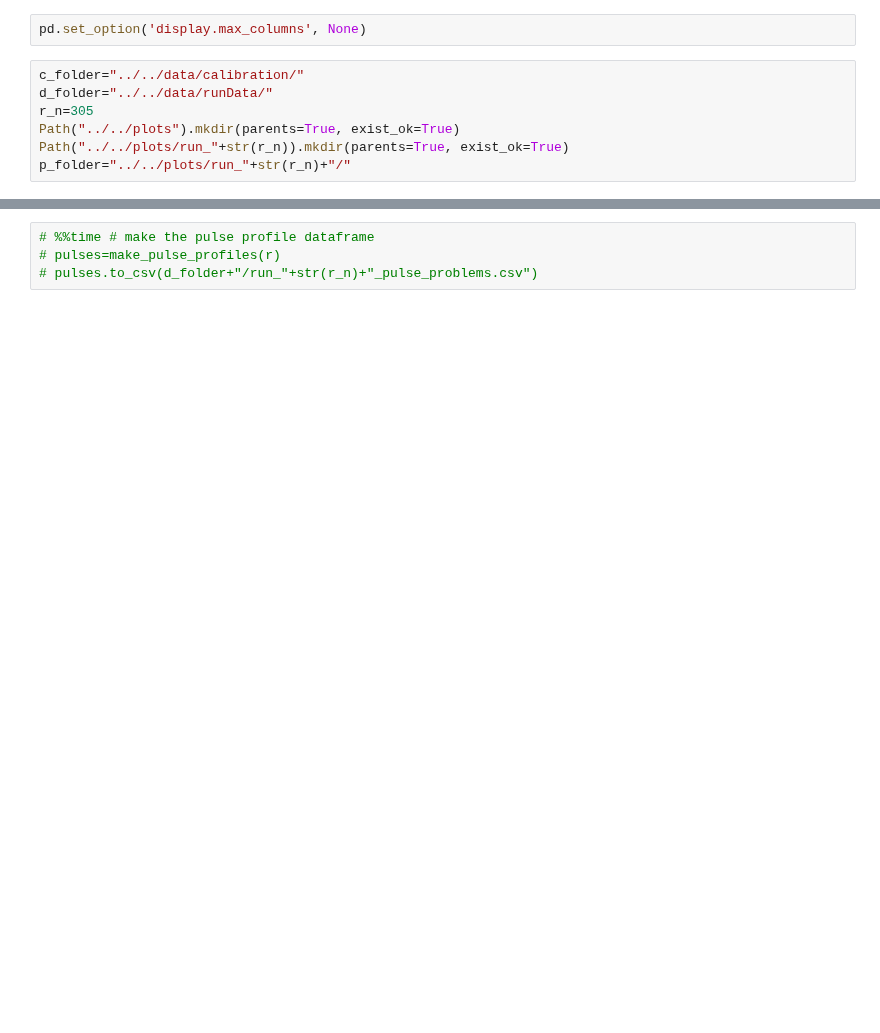
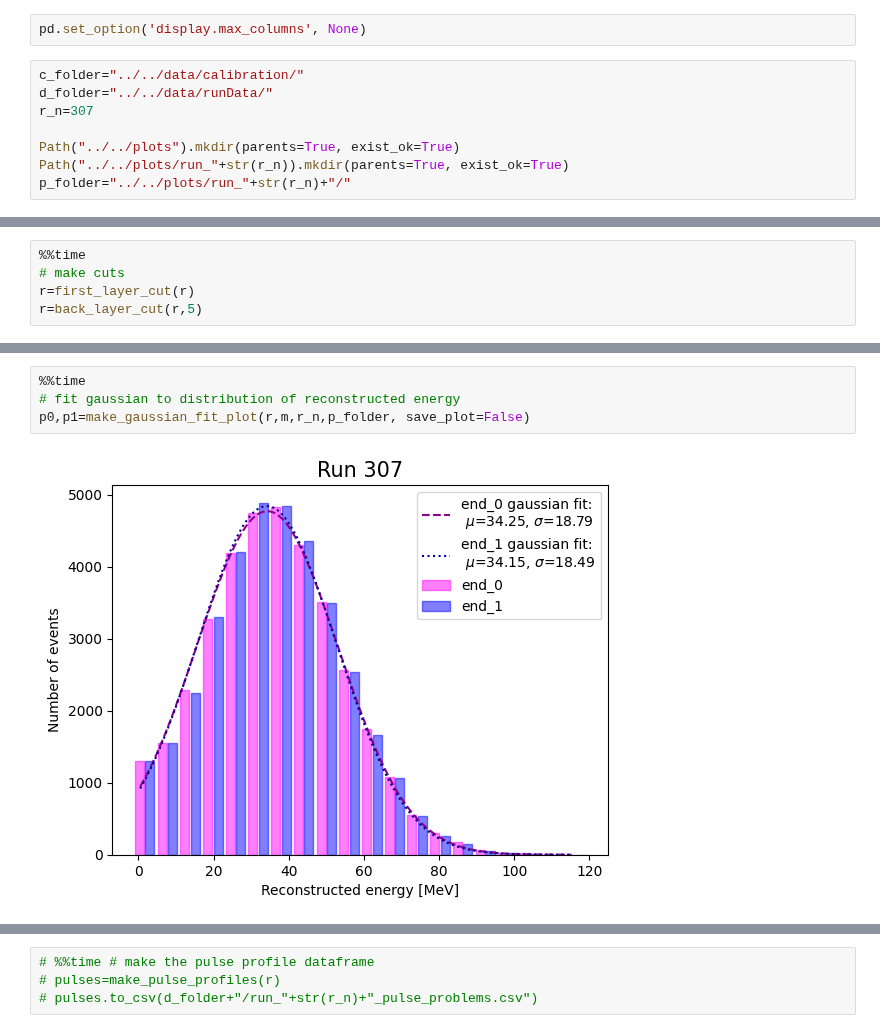
Before and after one commit to gajdangreta/hcalTestBeam, a Jupyter notebook: hcalEnv/notebooks/new_header_maker.ipynb, the cells around one changed output, grey strips where cells are left out. Saved outputs shown, nothing was run; the diff lists cells and outputs as text; blank space fills up the shorter version.

Commit message:
rework of energy resolution

```diff
--- a/hcalEnv/notebooks/new_header_maker.ipynb
+++ b/hcalEnv/notebooks/new_header_maker.ipynb
@@ -18,7 +19,8 @@ pd.set_option('display.max_columns', None)
 # %%
 c_folder="../../data/calibration/"
 d_folder="../../data/runData/"
-r_n=305
+r_n=307
+
 Path("../../plots").mkdir(parents=True, exist_ok=True)
 Path("../../plots/run_"+str(r_n)).mkdir(parents=True, exist_ok=True)
 p_folder="../../plots/run_"+str(r_n)+"/"
@@ -43,0 +46,5 @@ Wall time: 1.19 s
+# %%
+%%time
+# make cuts
+r=first_layer_cut(r)
+r=back_layer_cut(r,5)
@@ -43,0 +62,6 @@ Wall time: 1.19 s
+# %%
+%%time
+# fit gaussian to distribution of reconstructed energy
+p0,p1=make_gaussian_fit_plot(r,m,r_n,p_folder, save_plot=False)
+# %% [output]
+[figure, added]
```
Also changed, not shown: parts of 6 cells of this notebook, 9 other files.
